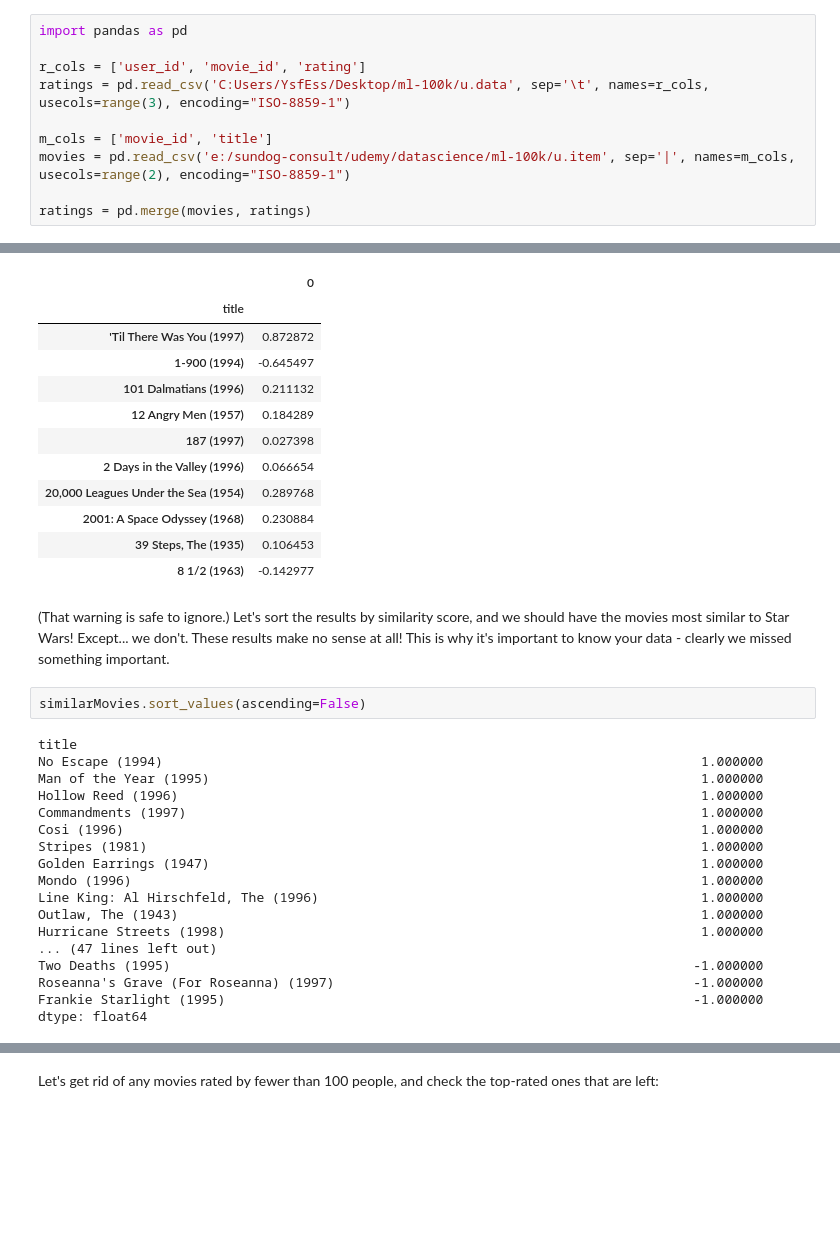
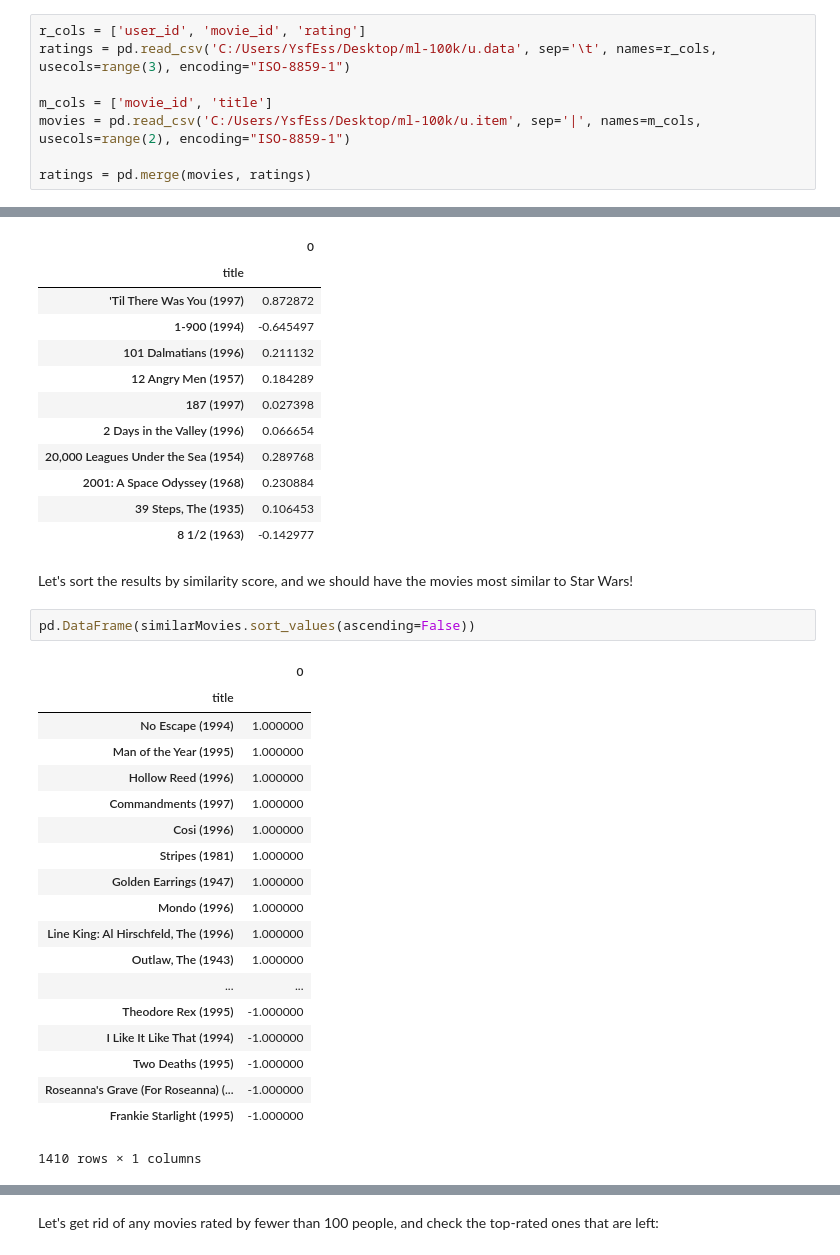
Before and after one commit to YoussefEssDS/ML-classic-problems-with-Python, a Jupyter notebook: Movies recommendation (Recommender systems Collaborative Filtering).ipynb, the cells around one changed output, grey strips where cells are left out. Saved outputs shown, nothing was run; the diff lists cells and outputs as text; blank space fills up the shorter version.

```diff
--- a/Movies recommendation (Recommender systems Collaborative Filtering).ipynb
+++ b/Movies recommendation (Recommender systems Collaborative Filtering).ipynb
@@ -5,11 +8,9 @@ We'll start by loading up the MovieLens dataset. Using Pandas, we can very quick
 # %%
-import pandas as pd
-
 r_cols = ['user_id', 'movie_id', 'rating']
-ratings = pd.read_csv('C:Users/YsfEss/Desktop/ml-100k/u.data', sep='\t', names=r_cols, usecols=range(3), encoding="ISO-8859-1")
+ratings = pd.read_csv('C:/Users/YsfEss/Desktop/ml-100k/u.data', sep='\t', names=r_cols, usecols=range(3), encoding="ISO-8859-1")
 
 m_cols = ['movie_id', 'title']
-movies = pd.read_csv('e:/sundog-consult/udemy/datascience/ml-100k/u.item', sep='|', names=m_cols, usecols=range(2), encoding="ISO-8859-1")
+movies = pd.read_csv('C:/Users/YsfEss/Desktop/ml-100k/u.item', sep='|', names=m_cols, usecols=range(2), encoding="ISO-8859-1")
 
 ratings = pd.merge(movies, ratings)
 # %%
@@ -69,24 +70,26 @@ df.head(10)
 | 39 Steps, The (1935) | 0.106453 |
 | 8 1/2 (1963) | -0.142977 |
 # %% [markdown]
-(That warning is safe to ignore.) Let's sort the results by similarity score, and we should have the movies most similar to Star Wars! Except... we don't. These results make no sense at all! This is why it's important to know your data - clearly we missed something important.
+Let's sort the results by similarity score, and we should have the movies most similar to Star Wars!
 # %%
-similarMovies.sort_values(ascending=False)
+pd.DataFrame(similarMovies.sort_values(ascending=False))
 # %% [output]
+|  | 0 |
+| title |  |
+| No Escape (1994) | 1.000000 |
+| Man of the Year (1995) | 1.000000 |
+| Hollow Reed (1996) | 1.000000 |
+| Commandments (1997) | 1.000000 |
+| Cosi (1996) | 1.000000 |
+| Stripes (1981) | 1.000000 |
+| Golden Earrings (1947) | 1.000000 |
+| Mondo (1996) | 1.000000 |
+| Line King: Al Hirschfeld, The (1996) | 1.000000 |
+| Outlaw, The (1943) | 1.000000 |
+| ... | ... |
+| Theodore Rex (1995) | -1.000000 |
+| I Like It Like That (1994) | -1.000000 |
+| Two Deaths (1995) | -1.000000 |
+| Roseanna's Grave (For Roseanna) (... | -1.000000 |
+| Frankie Starlight (1995) | -1.000000 |
-title
-No Escape (1994)                                                                     1.000000
-Man of the Year (1995)                                                               1.000000
-Hollow Reed (1996)                                                                   1.000000
-Commandments (1997)                                                                  1.000000
-Cosi (1996)                                                                          1.000000
-Stripes (1981)                                                                       1.000000
-Golden Earrings (1947)                                                               1.000000
-Mondo (1996)                                                                         1.000000
-Line King: Al Hirschfeld, The (1996)                                                 1.000000
-Outlaw, The (1943)                                                                   1.000000
-Hurricane Streets (1998)                                                             1.000000
-... (47 lines left out)
-Two Deaths (1995)                                                                   -1.000000
-Roseanna's Grave (For Roseanna) (1997)                                              -1.000000
-Frankie Starlight (1995)                                                            -1.000000
-dtype: float64
+1410 rows × 1 columns
```
Also changed, not shown: parts of 5 cells of this notebook.
